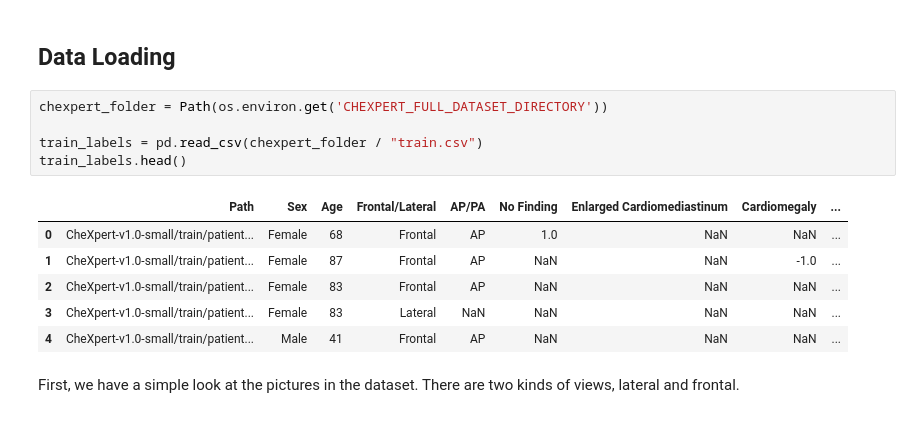
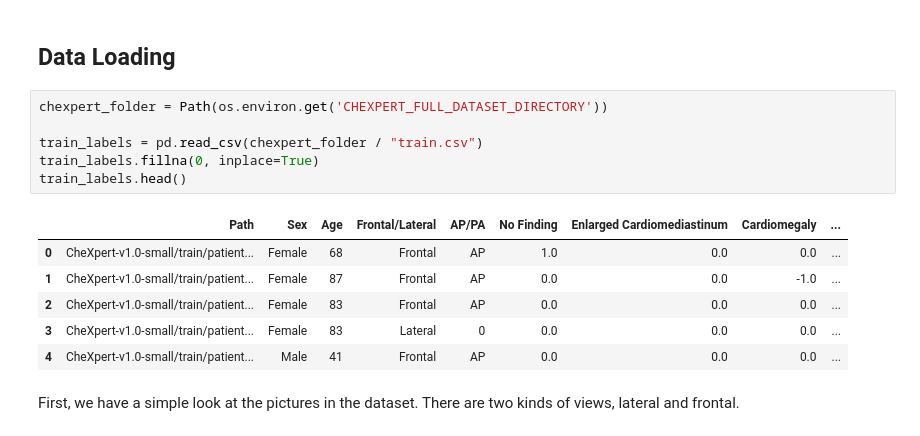
Before and after one commit to TobiasSchmidtDE/DeepL-MedicalImaging, a Jupyter notebook: src/datasets/chexpert_exploration.ipynb, the cells around one changed output. Saved outputs shown, nothing was run; the diff lists cells and outputs as text.

```diff
--- a/src/datasets/chexpert_exploration.ipynb
+++ b/src/datasets/chexpert_exploration.ipynb
@@ -23,15 +26,16 @@ True
 # %%
 chexpert_folder = Path(os.environ.get('CHEXPERT_FULL_DATASET_DIRECTORY'))
 
 train_labels = pd.read_csv(chexpert_folder / "train.csv")
+train_labels.fillna(0, inplace=True)
 train_labels.head()
 # %% [output]
 |  | Path | Sex | Age | Frontal/Lateral | AP/PA | No Finding | Enlarged Cardiomediastinum | Cardiomegaly | ... |
-| 0 | CheXpert-v1.0-small/train/patient... | Female | 68 | Frontal | AP | 1.0 | NaN | NaN | ... |
-| 1 | CheXpert-v1.0-small/train/patient... | Female | 87 | Frontal | AP | NaN | NaN | -1.0 | ... |
-| 2 | CheXpert-v1.0-small/train/patient... | Female | 83 | Frontal | AP | NaN | NaN | NaN | ... |
-| 3 | CheXpert-v1.0-small/train/patient... | Female | 83 | Lateral | NaN | NaN | NaN | NaN | ... |
-| 4 | CheXpert-v1.0-small/train/patient... | Male | 41 | Frontal | AP | NaN | NaN | NaN | ... |
+| 0 | CheXpert-v1.0-small/train/patient... | Female | 68 | Frontal | AP | 1.0 | 0.0 | 0.0 | ... |
+| 1 | CheXpert-v1.0-small/train/patient... | Female | 87 | Frontal | AP | 0.0 | 0.0 | -1.0 | ... |
+| 2 | CheXpert-v1.0-small/train/patient... | Female | 83 | Frontal | AP | 0.0 | 0.0 | 0.0 | ... |
+| 3 | CheXpert-v1.0-small/train/patient... | Female | 83 | Lateral | 0 | 0.0 | 0.0 | 0.0 | ... |
+| 4 | CheXpert-v1.0-small/train/patient... | Male | 41 | Frontal | AP | 0.0 | 0.0 | 0.0 | ... |
 # %% [markdown]
 First, we have a simple look at the pictures in the dataset. There are two kinds of views, lateral
 and frontal.
```
Also changed, not shown: parts of 4 cells of this notebook, 5 other files.
